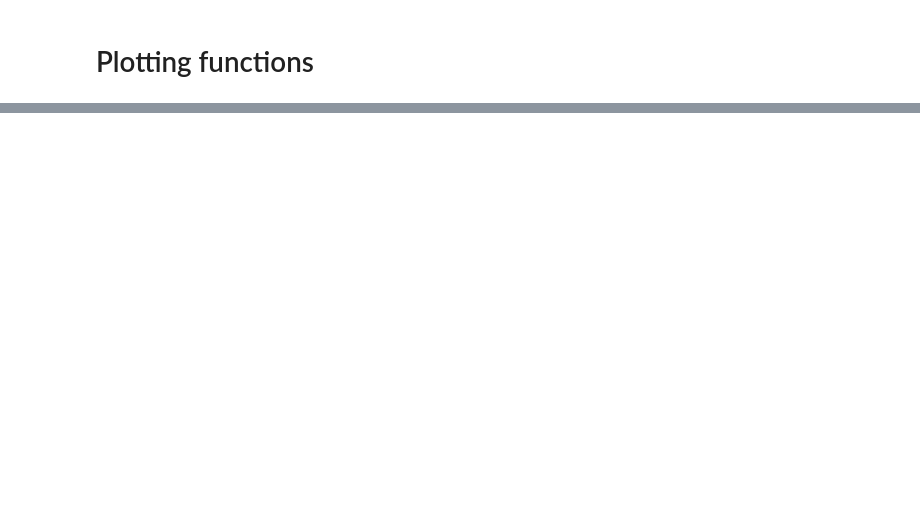
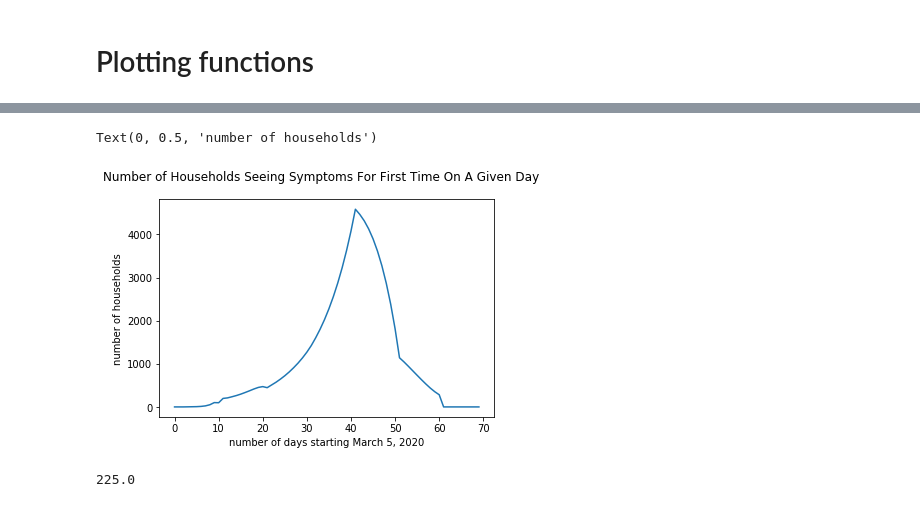
Before and after one commit to benvigoda/covid_spread, a Jupyter notebook: covid_spread_simulation.ipynb, the cells around one changed output, grey strips where cells are left out. Saved outputs shown, nothing was run; the diff lists cells and outputs as text; code cells hidden in the pictures; blank space fills up the shorter version.

```diff
--- a/covid_spread_simulation.ipynb
+++ b/covid_spread_simulation.ipynb
@@ -272,0 +380,22 @@ Text(0, 0.5, 'number of households')
+# %%
+# print('number of newly symptomatic people each day')
+total_sick = [0]*len(home_sick)
+for i in range(len(home_sick)):
+    total_sick[i] = int(home_sick[i] + moving_sick[i])
+# pprint(total_sick)
+# print('\n')
+
+x = list(range(len(total_sick)))
+
+fig = plt.figure()
+plt.plot(x, total_sick)
+fig.suptitle('Number of Households Seeing Symptoms For First Time On A Given Day')
+plt.xlabel('number of days starting March 5, 2020')
+plt.ylabel('number of households')
+# %% [output]
+Text(0, 0.5, 'number of households')
+[figure, added]
+# %%
+4500*.05
+# %% [output]
+225.0
```
Also changed, not shown: parts of 21 cells of this notebook.
